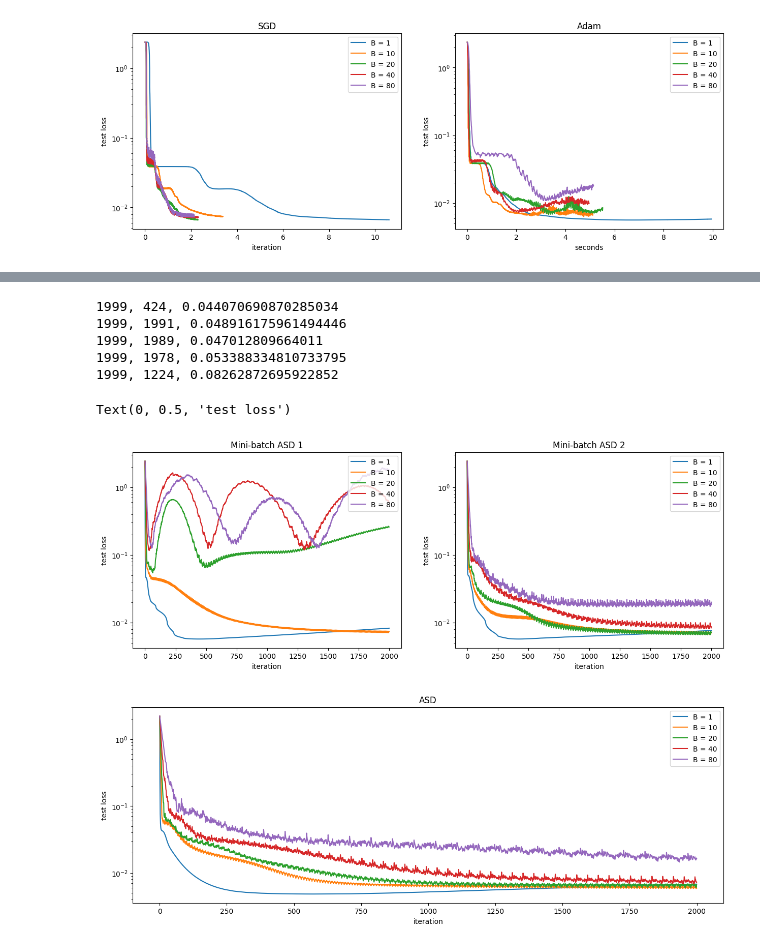
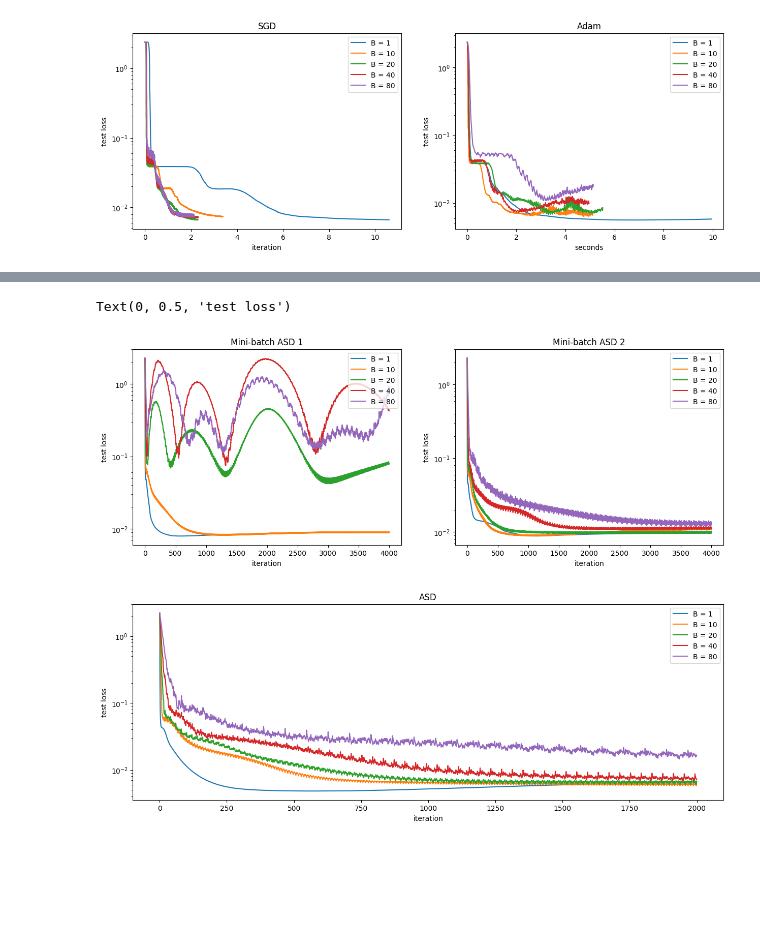
Before and after one commit to SeanESCA/continuous-matrix-completion, a Jupyter notebook: Experiments.ipynb, the cells around one changed output, grey strips where cells are left out. Cells and saved outputs as stored; diff of their text form; code cells hidden in the pictures; blank space fills up the shorter version.

```diff
--- a/Experiments.ipynb
+++ b/Experiments.ipynb
@@ -395,0 +399,6 @@ for B in batch_list:
+# %%
+# Batch test
+asd1_batch_list = []
+for B in B_list:
+    X, Y = initial(A, r)
+    asd1_batch_list.append(asd(X, Y, A, I, true_err_fn=true_err_fn, B=B, dk=K, K=K))
@@ -395,0 +411,6 @@ for B in batch_list:
+# %%
+# Mini-batch ASD 2.
+asd2_batch_list = []
+for B in B_list:
+    X, Y = initial(A, r)
+    asd2_batch_list.append(asd(X, Y, A, I, true_err_fn=true_err_fn, B=B, db=B//2, dk=K, K=K))
@@ -396,9 +423,9 @@ for B in batch_list:
 # %%
 loss_str = "test_loss_list"
-for i in range(len(adam_batch_test_list)):
-    plt.semilogy(adam_batch_test_list[i][loss_str], label=f"B = {batch_list[i]}")
+for i in range(len(adam_batch_list)):
+    plt.semilogy(adam_batch_list[i][loss_str], label=f"B = {B_list[i]}")
 plt.legend(loc="upper right")
-plt.title("Adam")
+plt.title("Adam with mini-batching on spectromicroscopy data")
 plt.xlabel("iteration")
 plt.ylabel("test loss")
 plt.savefig("real_adam_batch_test")
@@ -463,41 +459,26 @@ for B in batch_list:
-# %%
-# Batch test
-asd2_batch_test_list = []
-batch_list = [1, 10, 20, 40, 80]
-
-for B in batch_list:
-    U,W = initial(mu, n, r)
-    res = asd_2(U,W,Y,I,B,dk=2000,K=2000)
-    asd2_batch_test_list.append(res)
-# %% [output]
-1999, 424, 0.044070690870285034
-1999, 1991, 0.048916175961494446
-1999, 1989, 0.047012809664011
-1999, 1978, 0.053388334810733795
-1999, 1224, 0.08262872695922852
 # %%
-plt.rcParams['figure.figsize'] = (15,5)
-plt.subplot(1,2,1)
+
 loss_str = "test_loss_list"
-for i in range(len(asd1_batch_test_list)):
-    plt.semilogy(asd1_batch_test_list[i][loss_str], label=f"B = {batch_list[i]}")
-plt.legend(loc="upper right")
-plt.title("Mini-batch ASD 1")
-plt.xlabel("iteration")
-plt.ylabel("test loss")
+fig = plt.figure(figsize=(15,5))
+ax = fig.add_subplot(1,2,1)
+for i in range(len(asd1_batch_list)):
+    ax.semilogy(asd1_batch_list[i][loss_str], label=f"B = {B_list[i]}")
+ax.legend(loc="upper right")
+ax.set_title("Mini-batch ASD 1")
+ax.set_xlabel("iteration")
+ax.set_ylabel("test loss")
 
-plt.subplot(1,2,2)
+ax = fig.add_subplot(1,2,2)
 loss_str = "test_loss_list"
-for i in range(len(asd2_batch_test_list)):
-    plt.semilogy(asd2_batch_test_list[i][loss_str], label=f"B = {batch_list[i]}")
-plt.legend(loc="upper right")
-plt.title("Mini-batch ASD 2")
-plt.xlabel("iteration")
-plt.ylabel("test loss")
-# plt.savefig("real_asd_batch_test")
+for i in range(len(asd2_batch_list)):
+    ax.semilogy(asd2_batch_list[i][loss_str], label=f"B = {B_list[i]}")
+ax.legend(loc="upper right")
+ax.set_title("Mini-batch ASD 2")
+ax.set_xlabel("iteration")
+ax.set_ylabel("test loss")
 # %% [output]
 Text(0, 0.5, 'test loss')
-[figure, old version]
+[figure, new version]
 # %%
 loss_str = "test_loss_list"
 for i in range(len(asd2_batch_test_list)):
```
Also changed, not shown: parts of 44 cells of this notebook.
